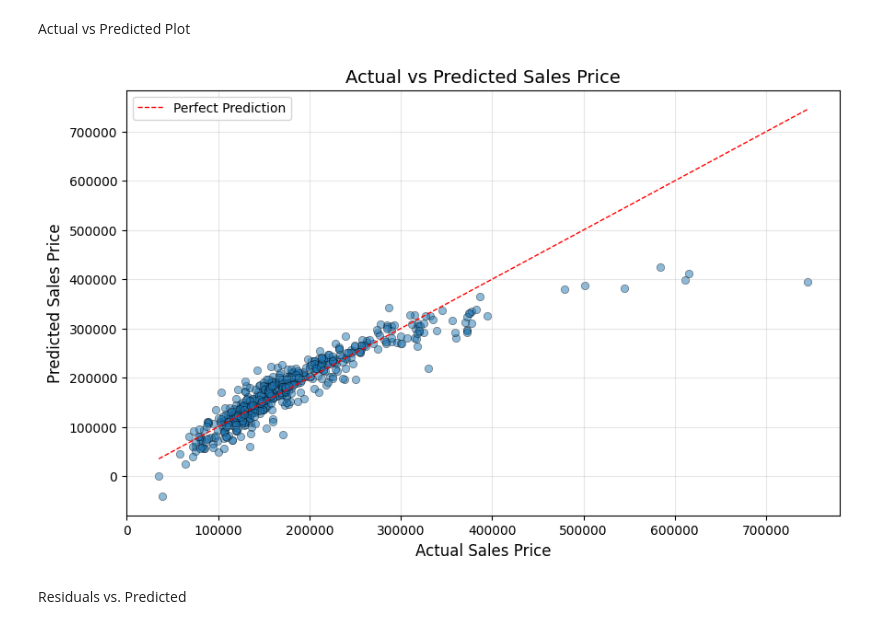
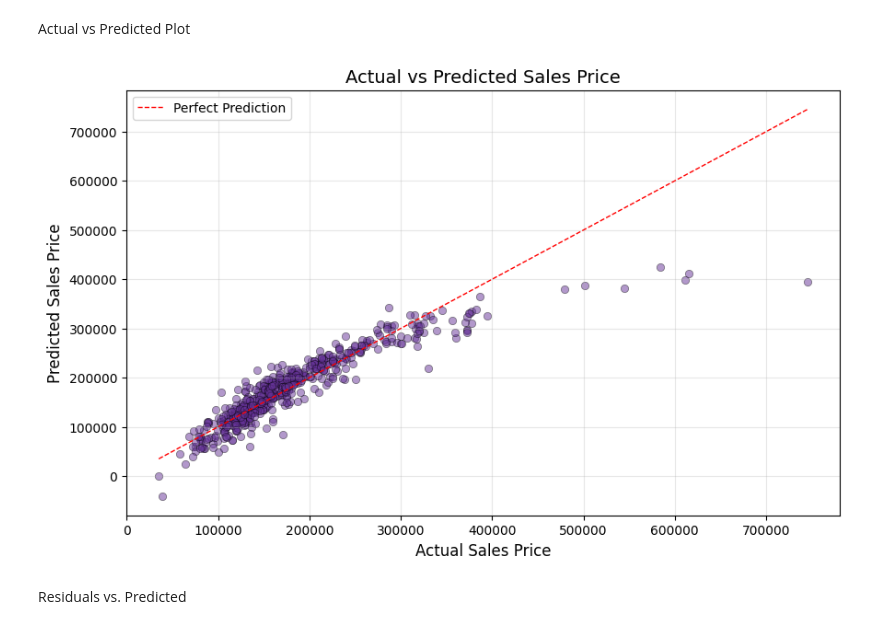
Before and after one commit to jerrinojacob/Data-Science-Portfolio, a Jupyter notebook: project_02/Housing_Price_Prediction.ipynb, the cells around one changed output. Drawn from its saved outputs; the diff is of its cells as text; code cells hidden in the pictures.

```diff
--- a/project_02/Housing_Price_Prediction.ipynb
+++ b/project_02/Housing_Price_Prediction.ipynb
@@ -503,15 +503,15 @@ Number of Predictors: 34
 Actual vs Predicted Plot
 # %%
 plt.figure(figsize=(10, 6))
-plt.scatter(y_test, y_predict, alpha=0.5, edgecolors='k', linewidth=0.5)
+plt.scatter(y_test, y_predict, alpha=0.5, color='rebeccapurple',edgecolors='k', linewidth=0.5)
 plt.plot([y_test.min(), y_test.max()], [y_test.min(), y_test.max()], 'r--', lw=1, label='Perfect Prediction')
 plt.xlabel('Actual Sales Price', fontsize=12)
 plt.ylabel('Predicted Sales Price', fontsize=12)
 plt.title('Actual vs Predicted Sales Price', fontsize=14)
 plt.legend()
 plt.grid(True, alpha=0.3)
 # %% [output]
-[figure, old version]
+[figure, new version]
 # %% [markdown]
 Residuals vs. Predicted
 # %%
```
Also changed, not shown: parts of 16 cells of this notebook.
